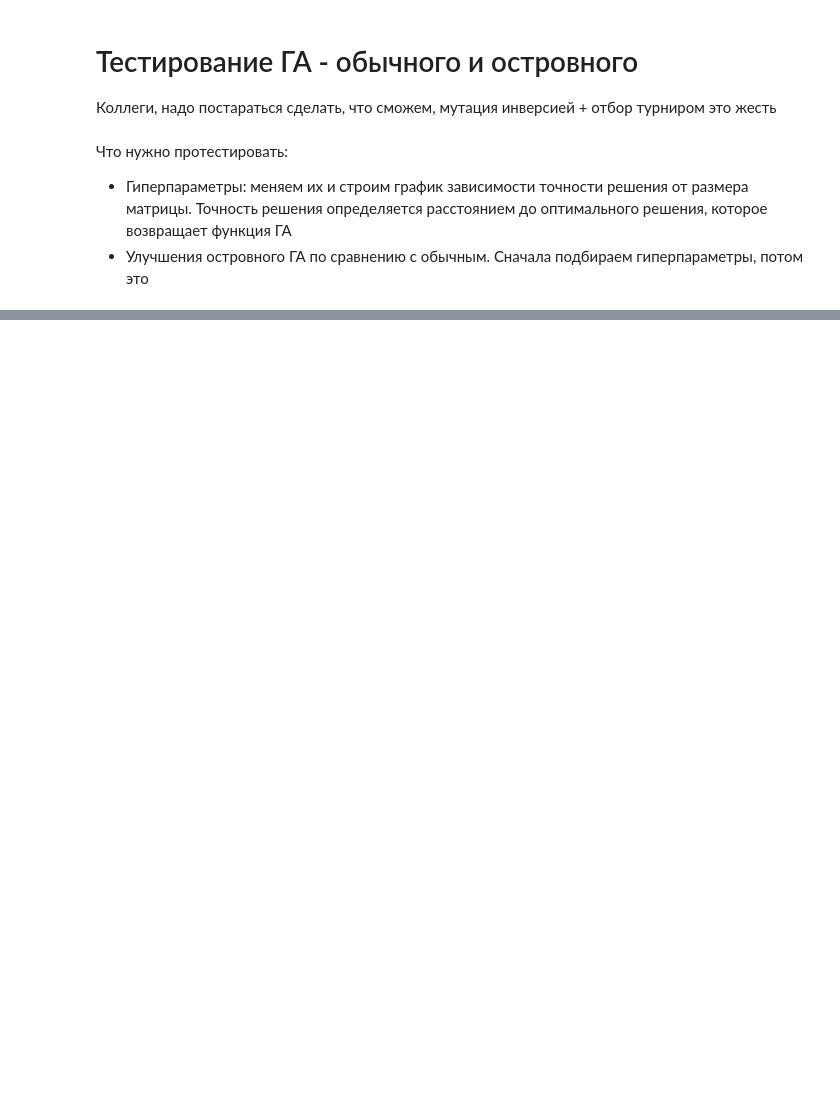
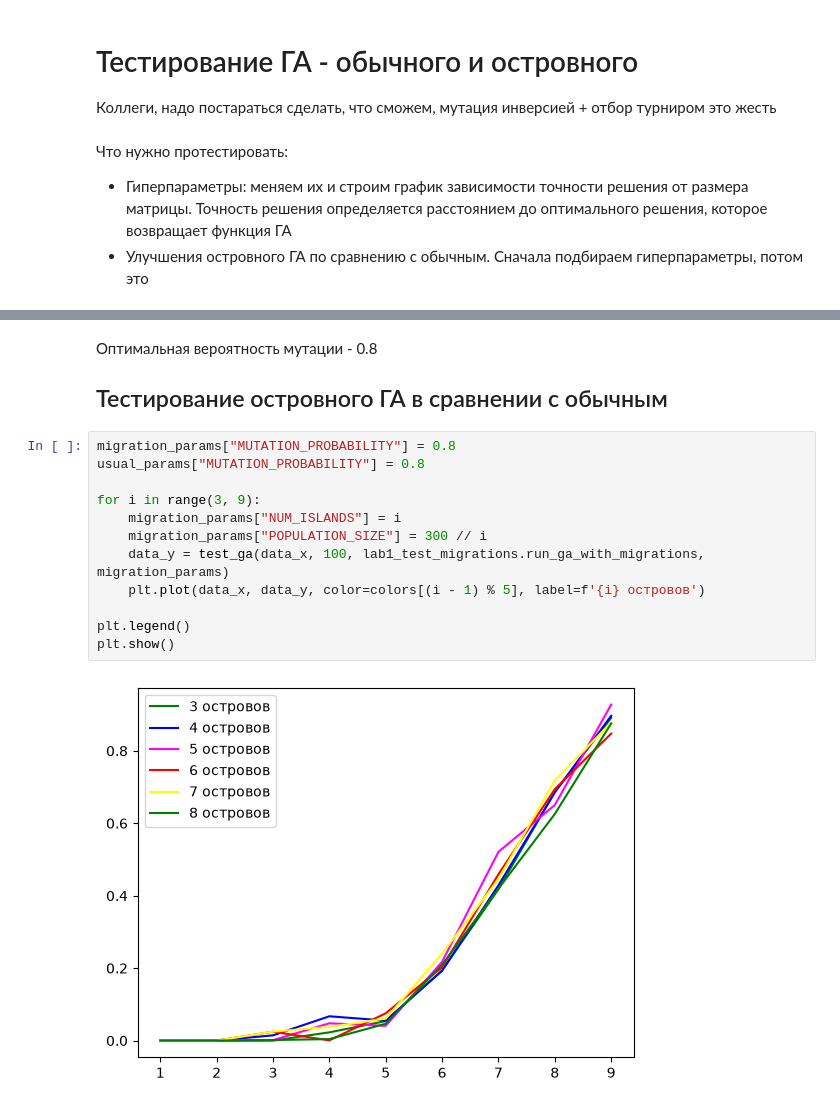
Before and after one commit to alekseev-n/IAD, a Jupyter notebook: lab1/testing.ipynb, the cells around one changed output, grey strips where cells are left out. Cells and saved outputs as stored; diff of their text form; blank space fills up the shorter version.

```diff
--- a/lab1/testing.ipynb
+++ b/lab1/testing.ipynb
@@ -29,0 +102,18 @@ generate_matrix(4, False)
+# %% [markdown]
+Оптимальная вероятность мутации - 0.8
+
+## Тестирование островного ГА в сравнении с обычным
+# %%
+migration_params["MUTATION_PROBABILITY"] = 0.8
+usual_params["MUTATION_PROBABILITY"] = 0.8
+
+for i in range(3, 9):
+    migration_params["NUM_ISLANDS"] = i
+    migration_params["POPULATION_SIZE"] = 300 // i
+    data_y = test_ga(data_x, 100, lab1_test_migrations.run_ga_with_migrations, migration_params)
+    plt.plot(data_x, data_y, color=colors[(i - 1) % 5], label=f'{i} островов')
+
+plt.legend()
+plt.show()
+# %% [output]
+[figure, added]
```
Also changed, not shown: parts of 4 cells of this notebook, 3 other files.
